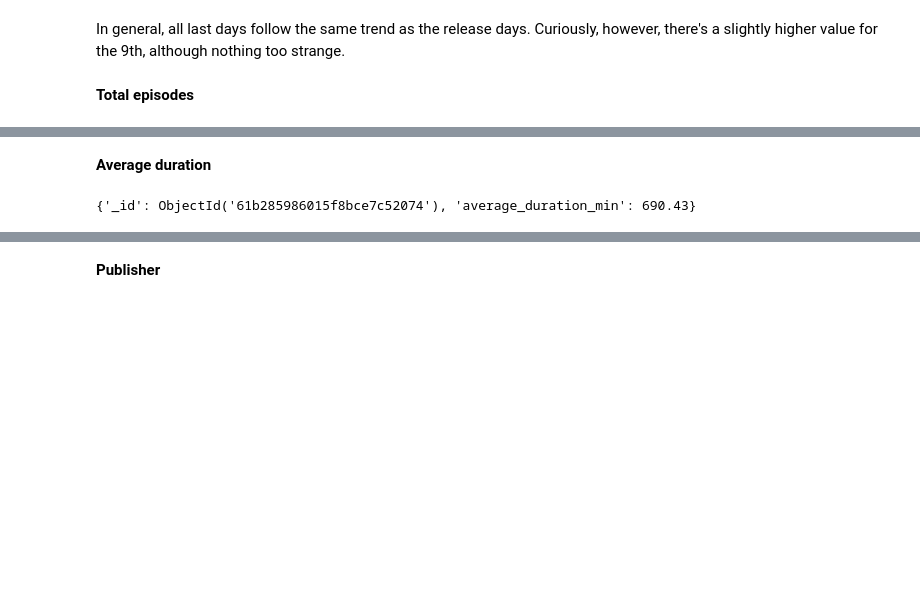
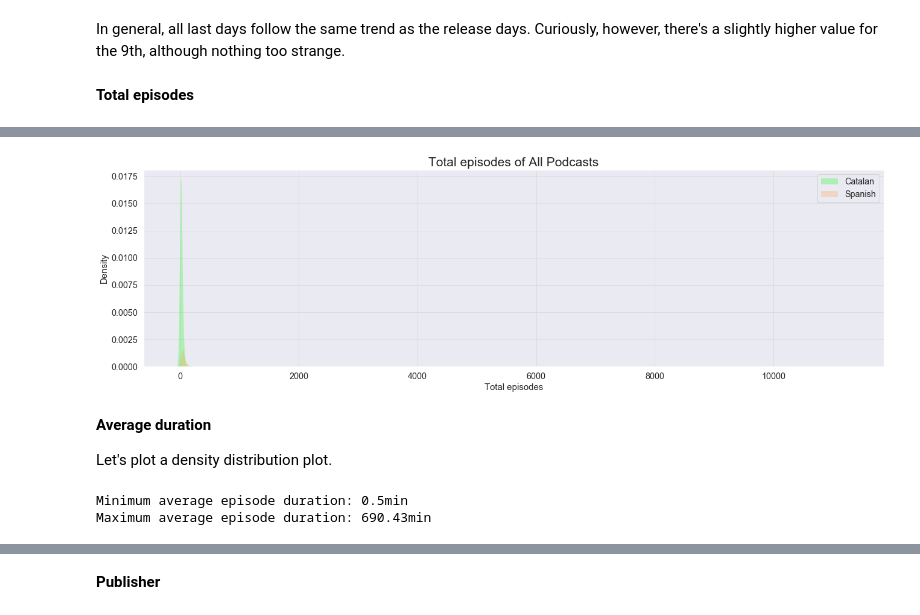
Before and after one commit to xaviercucurull/BDA-Podcasts, a Jupyter notebook: BDA_Final_Project.ipynb, the cells around one changed output, grey strips where cells are left out. Cells and saved outputs as stored; diff of their text form; code cells hidden in the pictures; blank space fills up the shorter version.

```diff
--- a/BDA_Final_Project.ipynb
+++ b/BDA_Final_Project.ipynb
@@ -696,4 +805,4 @@ In general, all last days follow the same trend as the release days. Curiously,
 # %%
 # Get total_episodes of each document (podcast)
-res = podcasts_prep.find({}, {'name': 1,  'total_episodes': 1})
+res = podcasts_prep.find({}, {'total_episodes': 1, 'languages':1})
 df =  pd.DataFrame(list(res))
@@ -715,2 +809,8 @@ df =  pd.DataFrame(list(res))
+# %%
+plot_kde(df, x_label="Total episodes", title="Total episodes of All Podcasts", field="total_episodes", figsize=(22, 6), fontsize=15)
+# %% [output]
+[figure, added]
 # %% [markdown]
 **Average duration**
+
+Let's plot a density distribution plot.
@@ -719,5 +817,10 @@ df =  pd.DataFrame(list(res))
-# %%
-# Max average duration
-podcasts_prep.find_one({}, {'average_duration_min':1}, sort=[("average_duration_min", -1)])
-# %% [output]
-{'_id': ObjectId('61b285986015f8bce7c52074'), 'average_duration_min': 690.43}
+# %%
+# Min and Max average duration
+max_dur = podcasts_prep.find_one({}, {'average_duration_min':1}, sort=[("average_duration_min", -1)])
+min_dur = podcasts_prep.find_one({}, {'average_duration_min':1}, sort=[("average_duration_min", 1)])
+
+print(f"Minimum average episode duration: {min_dur['average_duration_min']}min")
+print(f"Maximum average episode duration: {max_dur['average_duration_min']}min")
+# %% [output]
+Minimum average episode duration: 0.5min
+Maximum average episode duration: 690.43min
```
Also changed, not shown: parts of 25 cells of this notebook.
